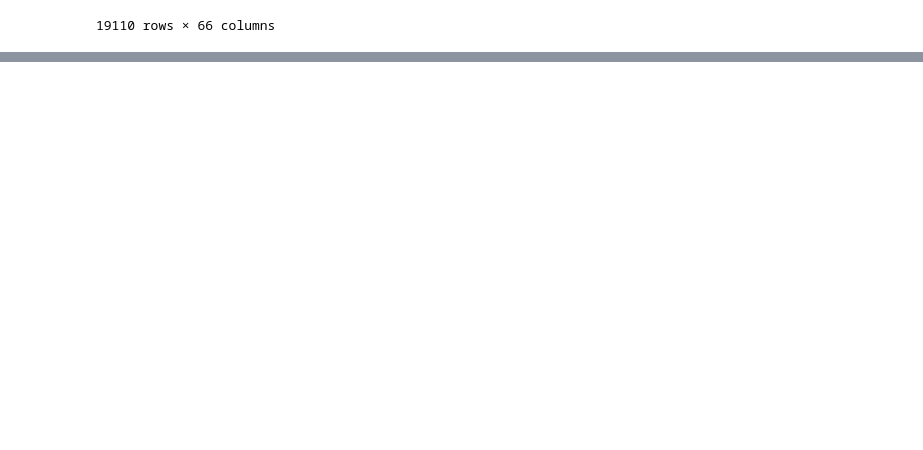
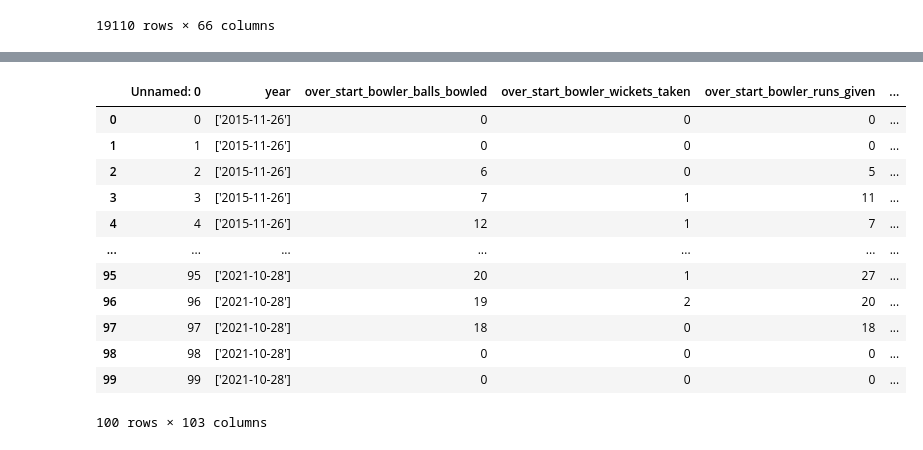
Before and after one commit to rajitharul/GRACE-high-impact-moments, a Jupyter notebook: GRACE-RNN/GRACE-EDA-DATASET.ipynb/GRACE_EDA.ipynb, the cells around one changed output, grey strips where cells are left out. Cells and saved outputs as stored; diff of their text form; code cells hidden in the pictures; blank space fills up the shorter version.

```diff
--- a/GRACE-RNN/GRACE-EDA-DATASET.ipynb/GRACE_EDA.ipynb
+++ b/GRACE-RNN/GRACE-EDA-DATASET.ipynb/GRACE_EDA.ipynb
@@ -416,0 +524,16 @@ df_matches.to_csv('2022_to_2023_all_matches_preprocessed_v1.csv')
+# %%
+
+col_list = ['bat_on_str_Ave', 'bat_on_str_SR', 'bat_on_str_100', 'bat_on_str_50',
+       'bat_on_str_0', 'bat_on_str_4s', 'bat_on_str_6s', 'bat_on_str_Mat',
+       'bat_on_str_Inns', 'bat_on_str_NO', 'bat_on_str_Runs', 'bat_on_str_HS',
+       'bat_on_str_BF', 'bowler_Mat', 'bowler_Inns', 'bowler_Overs',
+       'bowler_Mdns', 'bowler_Runs', 'bowler_Wkts', 'bowler_Ave',
+       'bowler_Econ', 'bowler_SR', 'bowler_4w', 'bowler_5w', 'bat_off_str_Ave',
+       'bat_off_str_SR', 'bat_off_str_100','bat_off_str_50', 'bat_off_str_0', 'bat_off_str_4s', 'bat_off_str_6s',
+       'bat_off_str_Mat', 'bat_off_str_Inns', 'bat_off_str_NO',
+       'bat_off_str_Runs', 'bat_off_str_HS', 'bat_off_str_BF',]
+# %%
+
+
+next_over_col = ['next_over_' + col_name for col_name in col_list]
+print(next_over_col)
@@ -416,0 +548,2 @@ df_matches.to_csv('2022_to_2023_all_matches_preprocessed_v1.csv')
+# %%
+df_test = df_test.assign(**dict(zip(next_over_col, [None]*len(next_over_col))))
@@ -416,0 +586,18 @@ df_matches.to_csv('2022_to_2023_all_matches_preprocessed_v1.csv')
+# %%
+df_test.loc[2, next_over_col] = pd.DataFrame(df_test.loc[2, col_list])
+# %%
+df_test
+# %% [output]
+|  | Unnamed: 0 | year | over_start_bowler_balls_bowled | over_start_bowler_wickets_taken | over_start_bowler_runs_given | ... |
+| 0 | 0 | ['2015-11-26'] | 0 | 0 | 0 | ... |
+| 1 | 1 | ['2015-11-26'] | 0 | 0 | 0 | ... |
+| 2 | 2 | ['2015-11-26'] | 6 | 0 | 5 | ... |
+| 3 | 3 | ['2015-11-26'] | 7 | 1 | 11 | ... |
+| 4 | 4 | ['2015-11-26'] | 12 | 1 | 7 | ... |
+| ... | ... | ... | ... | ... | ... | ... |
+| 95 | 95 | ['2021-10-28'] | 20 | 1 | 27 | ... |
+| 96 | 96 | ['2021-10-28'] | 19 | 2 | 20 | ... |
+| 97 | 97 | ['2021-10-28'] | 18 | 0 | 18 | ... |
+| 98 | 98 | ['2021-10-28'] | 0 | 0 | 0 | ... |
+| 99 | 99 | ['2021-10-28'] | 0 | 0 | 0 | ... |
+100 rows × 103 columns
```
Also changed, not shown: parts of 19 cells of this notebook, 10 other files.
